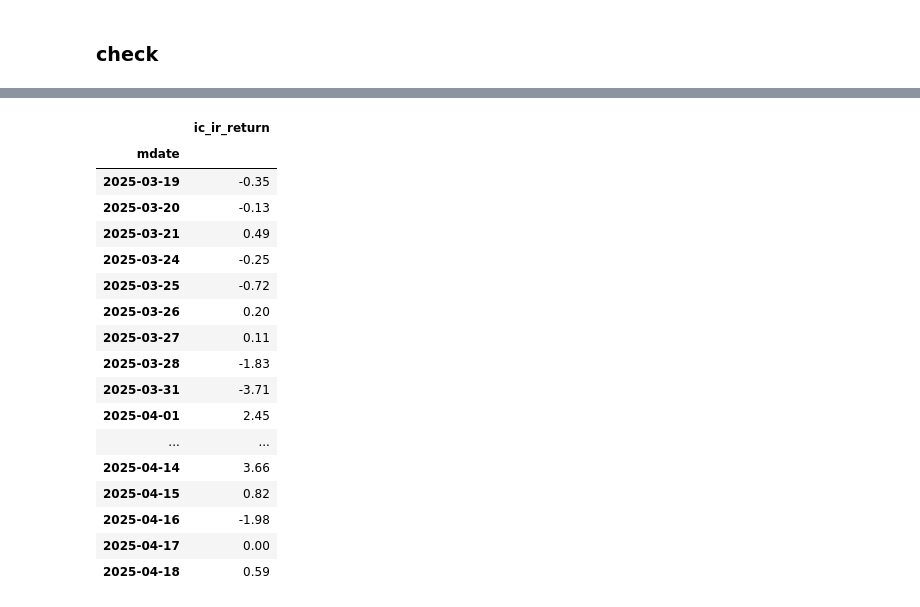
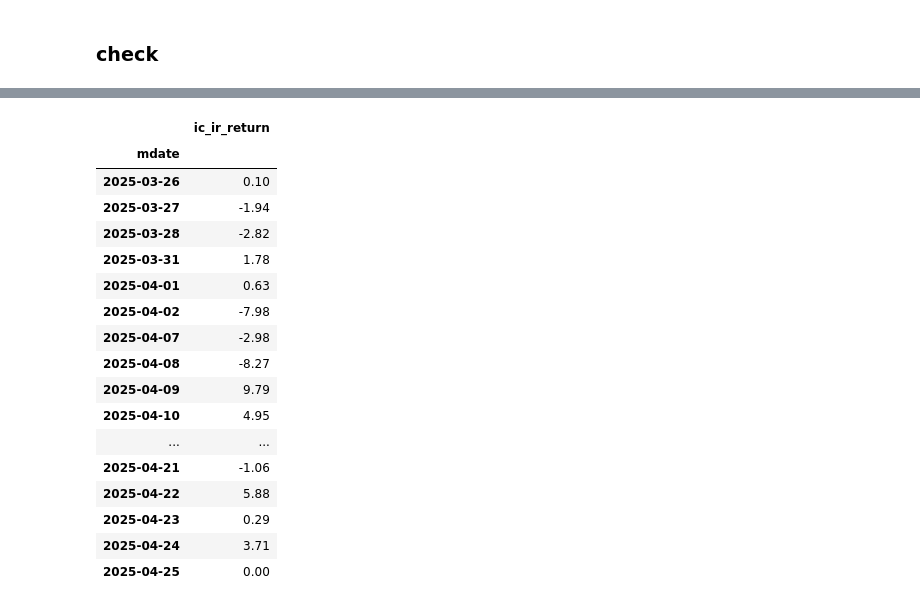
Before and after one commit to roger2389/Stock-Futures-Portfolio, a Jupyter notebook: Alpha alalysis.ipynb, the cells around one changed output, grey strips where cells are left out. Saved outputs shown, nothing was run; the diff lists cells and outputs as text; code cells hidden in the pictures.

```diff
--- a/Alpha alalysis.ipynb
+++ b/Alpha alalysis.ipynb
@@ -687,6 +737,6 @@ IC_IR:-0.0852
 [interactive output not drawn]
 # %%
-Top_n =15 #選股數量
+Top_n =10 #選股數量
 # %%
 from datetime import datetime
 import tejapi
@@ -697,7 +747,7 @@ benchmark_return = benchmark['close_d']
 benchmark_return.index = CacheHandler['Adj_Close'].index
 bench_exp_ret = benchmark_return.shift(-1)
 # %%
-def calculate_return_series(ic_ir_factor, Top_n, exp_ret, close_px, plot=False, stop_loss_threshold=-0):
+def calculate_return_series(ic_ir_factor, Top_n, exp_ret, close_px, plot=False, stop_loss_threshold=-0.03):
     Top_n = int(Top_n)
     stop_loss_records = []
     month_end_dates = ic_ir_factor.groupby(ic_ir_factor.index.to_period("W")).apply(lambda x: x.index.max()).values
@@ -731,6 +781,8 @@ def calculate_return_series(ic_ir_factor, Top_n, exp_ret, close_px, plot=False,
         sell_fee = delta_weight[delta_weight < 0].abs() * (0.001425 * 0.3)
 
         effective_weight = weighting.copy()
+        # 新增一個字典來記錄每個股票的停損日期
+        stop_loss_dates = {}
 
         for i in range(len(month_end_dates) - 1):
             signal_date = month_end_dates[i]
@@ -747,6 +799,10 @@ def calculate_return_series(ic_ir_factor, Top_n, exp_ret, close_px, plot=False,
 
             dropped = []
             for stock in active_stocks:
+                # 如果股票已經被停損，跳過
+                if stock in stop_loss_dates and stop_loss_dates[stock] <= signal_date:
+                    continue
+
                 if (
                     entry_date not in exp_ret.index
                     or exit_date not in exp_ret.index
@@ -756,12 +812,13 @@ def calculate_return_series(ic_ir_factor, Top_n, exp_ret, close_px, plot=False,
 
                 # 累積報酬
                 ret_path = exp_ret[stock].loc[entry_date:exit_date].fillna(0)
-                cum_ret = (1 + ret_path).cumprod() - 1
+                cum_ret = ret_path.cumsum()  # 改用累積報酬
 
                 # 若觸發停損
                 if (cum_ret < stop_loss_threshold).any():
                     if stock in close_px.columns and entry_date in close_px.index and exit_date in close_px.index:
-                        prev_close = close_px.at[entry_date, stock]
+                        # 找到exit_date的前一個交易日
+                        prev_close = close_px.at[exit_date, stock]
                         exit_close = close_px.at[exit_date, stock]
                         limit_threshold = prev_close * 0.91
 
@@ -772,21 +829,19 @@ def calculate_return_series(ic_ir_factor, Top_n, exp_ret, close_px, plot=False,
                                 delay_exit = weighting.index[next_idx]
                                 dropped.append(stock)
                                 stop_loss_records.append((delay_exit, stock))
-                                effective_weight.at[delay_exit, stock] = 0
-
-                                remaining = effective_weight.loc[delay_exit, active_stocks].drop(index=dropped, errors='ignore')
-                                if not remaining.empty:
-                                    effective_weight.loc[delay_exit, remaining.index] = 1.0 / len(remaining)
+                                stop_loss_dates[stock] = delay_exit  # 記錄停損日期
+                                # 將停損股票的權重設為0，直到下次調倉日
+                                next_signal_date = month_end_dates[i + 1] if i + 1 < len(month_end_dates) else weighting.index[-1]
+                                effective_weight.loc[delay_exit:next_signal_date, stock] = 0
                             continue
 
                     # 否則照當天收盤出場
                     dropped.append(stock)
                     stop_loss_records.append((exit_date, stock))
-                    effective_weight.at[exit_date, stock] = 0
-
-                    remaining = effective_weight.loc[exit_date, active_stocks].drop(index=dropped, errors='ignore')
-                    if not remaining.empty:
-                        effective_weight.loc[exit_date, remaining.index] = 1.0 / len(remaining)
+                    stop_loss_dates[stock] = exit_date  # 記錄停損日期
+                    # 將停損股票的權重設為0，直到下次調倉日
+                    next_signal_date = month_end_dates[i + 1] if i + 1 < len(month_end_dates) else weighting.index[-1]
+                    effective_weight.loc[exit_date:next_signal_date, stock] = 0
 
         daily_ret_matrix = effective_weight * exp_ret
         daily_ret = daily_ret_matrix.sum(axis=1)
@@ -803,6 +858,8 @@ def calculate_return_series(ic_ir_factor, Top_n, exp_ret, close_px, plot=False,
         return_series[k] = r
         ret_matrix_dict[k] = r_matrix
         effective_weight_dict[k] = e_weight
+        # 更新weightings為停損後的權重
+        weightings[k] = e_weight
 
     if plot:
         for k, v in return_series.items():
@@ -815,10 +872,10 @@ def calculate_return_series(ic_ir_factor, Top_n, exp_ret, close_px, plot=False,
     return bt_ret, weightings, stop_loss_records, ret_matrix_dict, effective_weight_dict
 
 bt_ret, weightings, stop_loss_records, ret_matrix_dict, effective_weight_dict = calculate_return_series(
-    ic_ir_factor=ic_ir[mask].loc['2020':],
+    ic_ir_factor=factor[mask].loc['2020':],
     Top_n=10,
     exp_ret=exp_ret_fu.loc['2020':],
-    close_px=price_matrix.loc['2020':],
+    close_px=low_matrix.loc['2020':],
     plot=False
 )
 # %% [output]
@@ -922,27 +990,27 @@ bt_ret_last10days.cumsum().iplot(title='累積報酬 % ')
 # %% [output]
 [interactive output not drawn]
 # %%
-績效回顧 = bt_ret.reindex(exp_ret.index).shift(2)
+績效回顧 = bt_ret.reindex(exp_ret.index).shift(1)
 display((績效回顧.iloc[-21:]*100).round(2))
 # %% [output]
 |  | ic_ir_return |
 | mdate |  |
-| 2025-03-19 | -0.35 |
-| 2025-03-20 | -0.13 |
-| 2025-03-21 | 0.49 |
-| 2025-03-24 | -0.25 |
-| 2025-03-25 | -0.72 |
-| 2025-03-26 | 0.20 |
-| 2025-03-27 | 0.11 |
-| 2025-03-28 | -1.83 |
-| 2025-03-31 | -3.71 |
-| 2025-04-01 | 2.45 |
+| 2025-03-26 | 0.10 |
+| 2025-03-27 | -1.94 |
+| 2025-03-28 | -2.82 |
+| 2025-03-31 | 1.78 |
+| 2025-04-01 | 0.63 |
+| 2025-04-02 | -7.98 |
+| 2025-04-07 | -2.98 |
+| 2025-04-08 | -8.27 |
+| 2025-04-09 | 9.79 |
+| 2025-04-10 | 4.95 |
 | ... | ... |
-| 2025-04-14 | 3.66 |
-| 2025-04-15 | 0.82 |
-| 2025-04-16 | -1.98 |
-| 2025-04-17 | 0.00 |
-| 2025-04-18 | 0.59 |
+| 2025-04-21 | -1.06 |
+| 2025-04-22 | 5.88 |
+| 2025-04-23 | 0.29 |
+| 2025-04-24 | 3.71 |
+| 2025-04-25 | 0.00 |
 # %%
 def check_roll_contracts_for_weekly_strategy(weight_df, top_contracts, target_date="2023-03-31"):
     import pandas as pd
```
Also changed, not shown: parts of 20 cells of this notebook.
